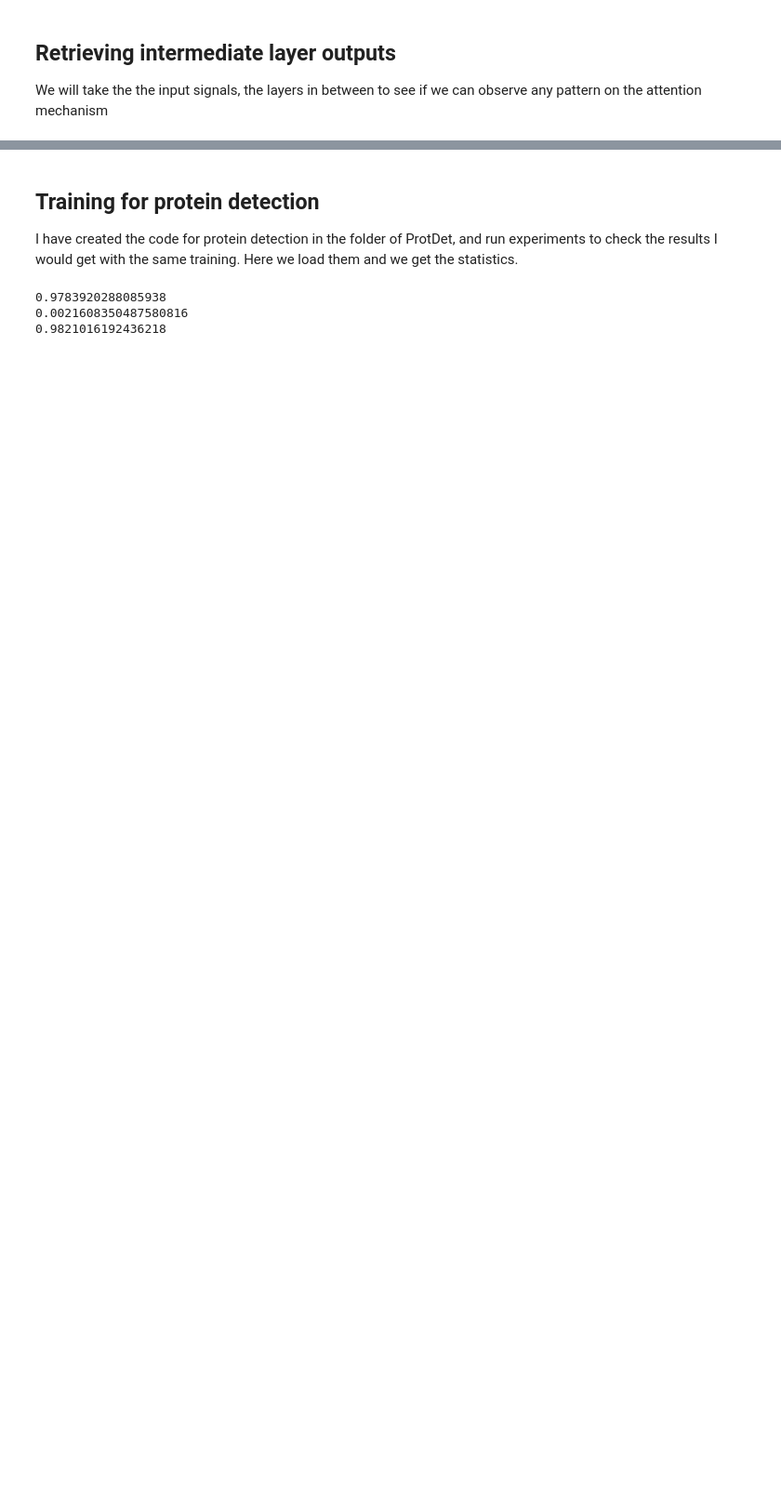
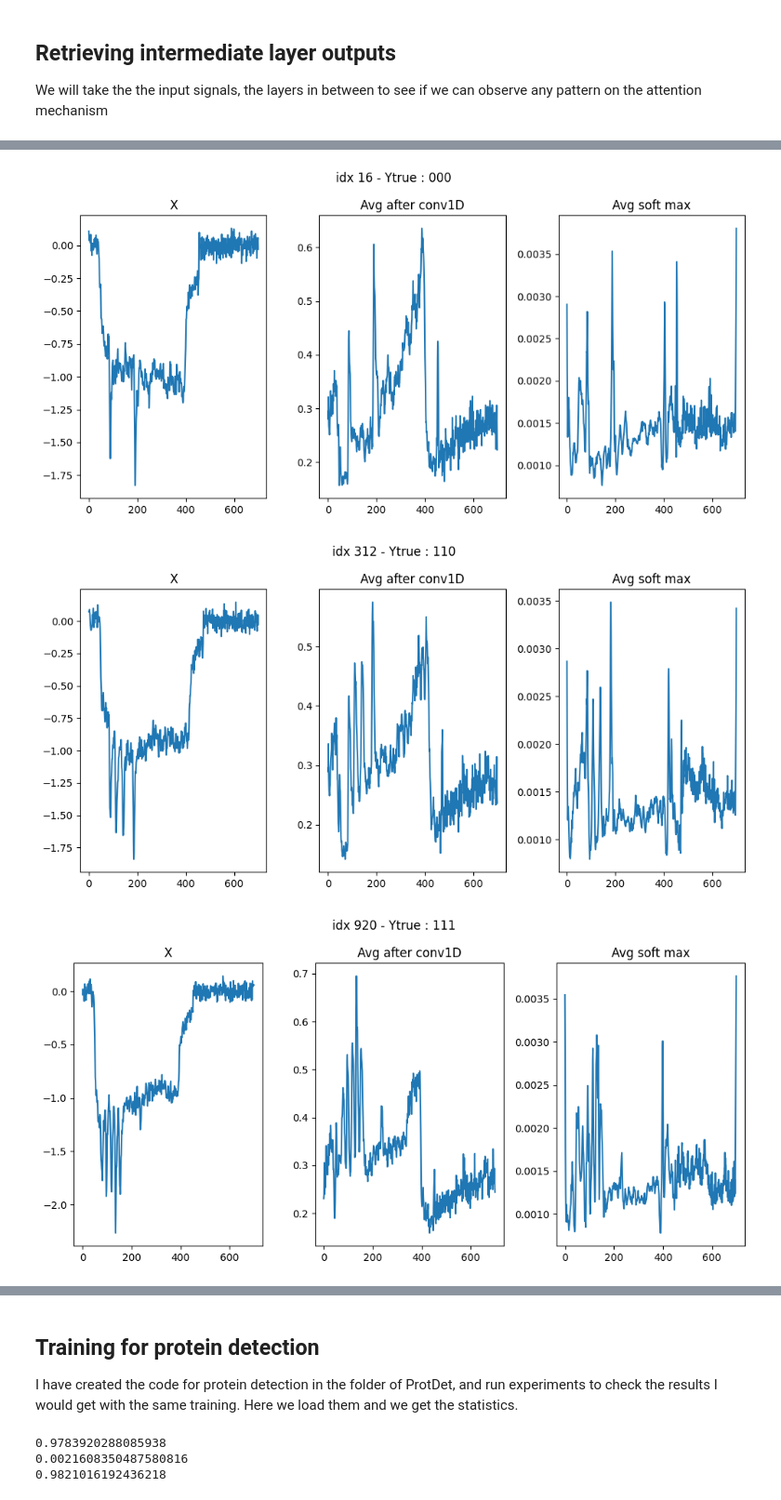
Before and after one commit to JavierKipen/browDataAug, a Jupyter notebook: scripts/PeerReview/PeerReviewSolving.ipynb, the cells around one changed output, grey strips where cells are left out. Shown at 93% size. Saved outputs shown, nothing was run; the diff lists cells and outputs as text; code cells hidden in the pictures; blank space fills up the shorter version.

```diff
--- a/scripts/PeerReview/PeerReviewSolving.ipynb
+++ b/scripts/PeerReview/PeerReviewSolving.ipynb
@@ -191,0 +227,9 @@ np.save("out_softmax.npy",out_softmax
+# %%
+trace_show_avg_filters_and_softmax(X_test,y_true_np,out_filters,out_softmax,16)
+trace_show_avg_filters_and_softmax(X_test,y_true_np,out_filters,out_softmax,312)
+trace_show_avg_filters_and_softmax(X_test,y_true_np,out_filters,out_softmax,920)
+trace_show_avg_filters_and_softmax(X_test,y_true_np,out_filters,out_softmax,1674)
+# %% [output]
+[figure, added]
+[figure, added]
+[figure, added]
```
Also changed, not shown: parts of 25 cells of this notebook, 4 other files.
